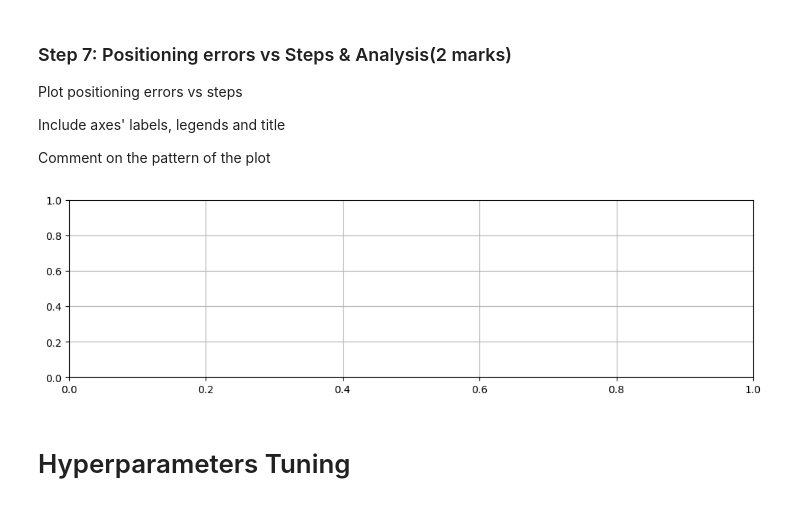
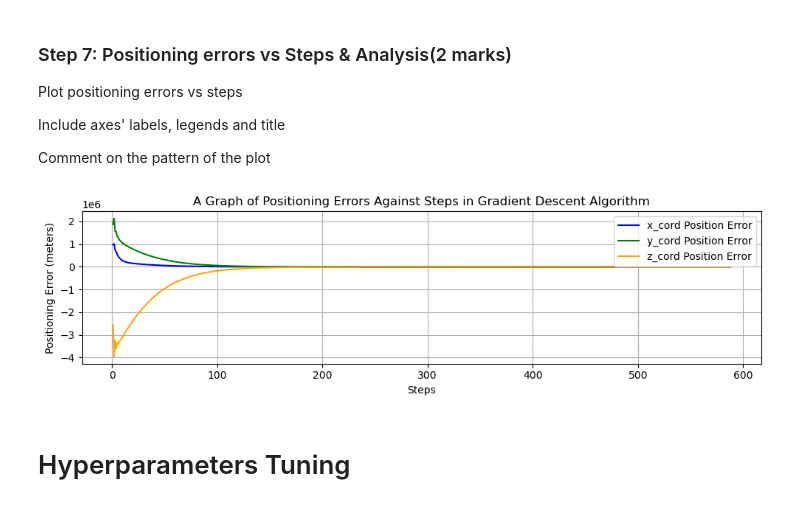
Before and after one commit to ChidiPatrick/engg680_2024_fall, a Jupyter notebook: Lab_Assignment_3/Assignment3.ipynb, the cells around one changed output. Saved outputs shown, nothing was run; the diff lists cells and outputs as text; code cells hidden in the pictures.

```diff
--- a/Lab_Assignment_3/Assignment3.ipynb
+++ b/Lab_Assignment_3/Assignment3.ipynb
@@ -287,17 +318,28 @@ Plot positioning errors vs steps
 Include axes' labels, legends and title
 
 Comment on the pattern of the plot
-# %%
-fig, ax = plt.subplots(nrows=1, ncols=1, figsize=(10, 3))
-# ...
-ax.grid(True)
-fig.tight_layout()
-plt.show()
-
-# Comment on the pattern
-# ...
-# %% [output]
-[figure, removed]
+# %%
+fig, ax = plt.subplots(nrows=1, ncols=1, figsize=(10, 3))
+
+arr_err = np.array(arr_err)
+ax.plot(num_iter_list, arr_err[:,0], label="x_cord Position Error", color="blue")
+ax.plot(num_iter_list, arr_err[:,1], label="y_cord Position Error", color="green")
+ax.plot(num_iter_list, arr_err[:,2], label="z_cord Position Error", color="orange")
+ax.set_xlabel("Steps")
+ax.set_ylabel("Positioning Error (meters)")
+ax.set_title("A Graph of Positioning Errors Against Steps in Gradient Descent Algorithm")
+ax.legend()
+
+ax.grid(True)
+fig.tight_layout()
+plt.show()
+
+# Comment on the pattern
+# The plot shows effective gradient descent optimization, with rapid error reduction in all coordinates
+# initially, followed by stabilization near zero, except for a minor residual error in the z-coordinate.
+# This pattern indicates successful convergence of the optimization process.
+# %% [output]
+[figure, added]
 # %% [markdown]
 # Hyperparameters Tuning
 # %% [markdown]
```
Also changed, not shown: parts of 10 cells of this notebook.
